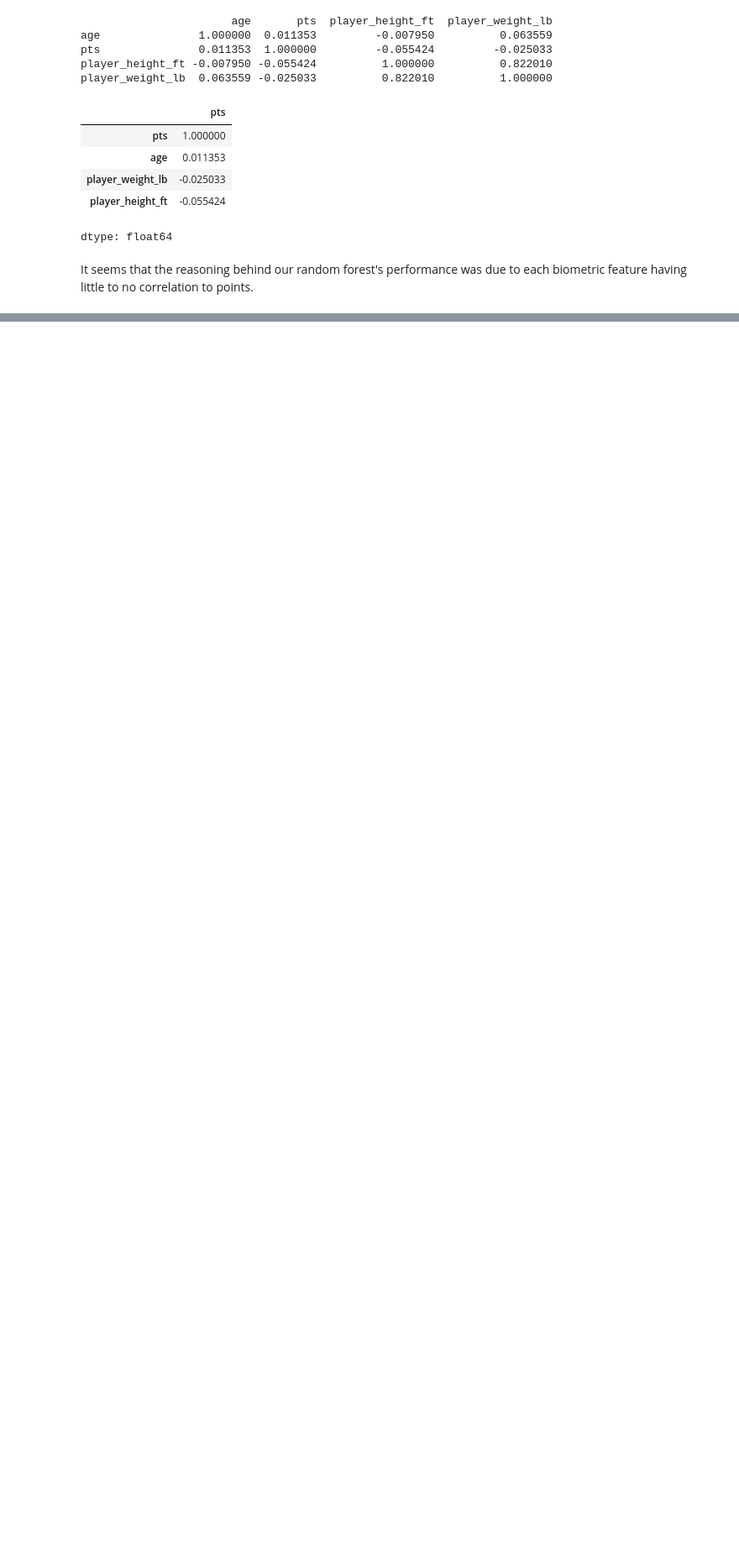
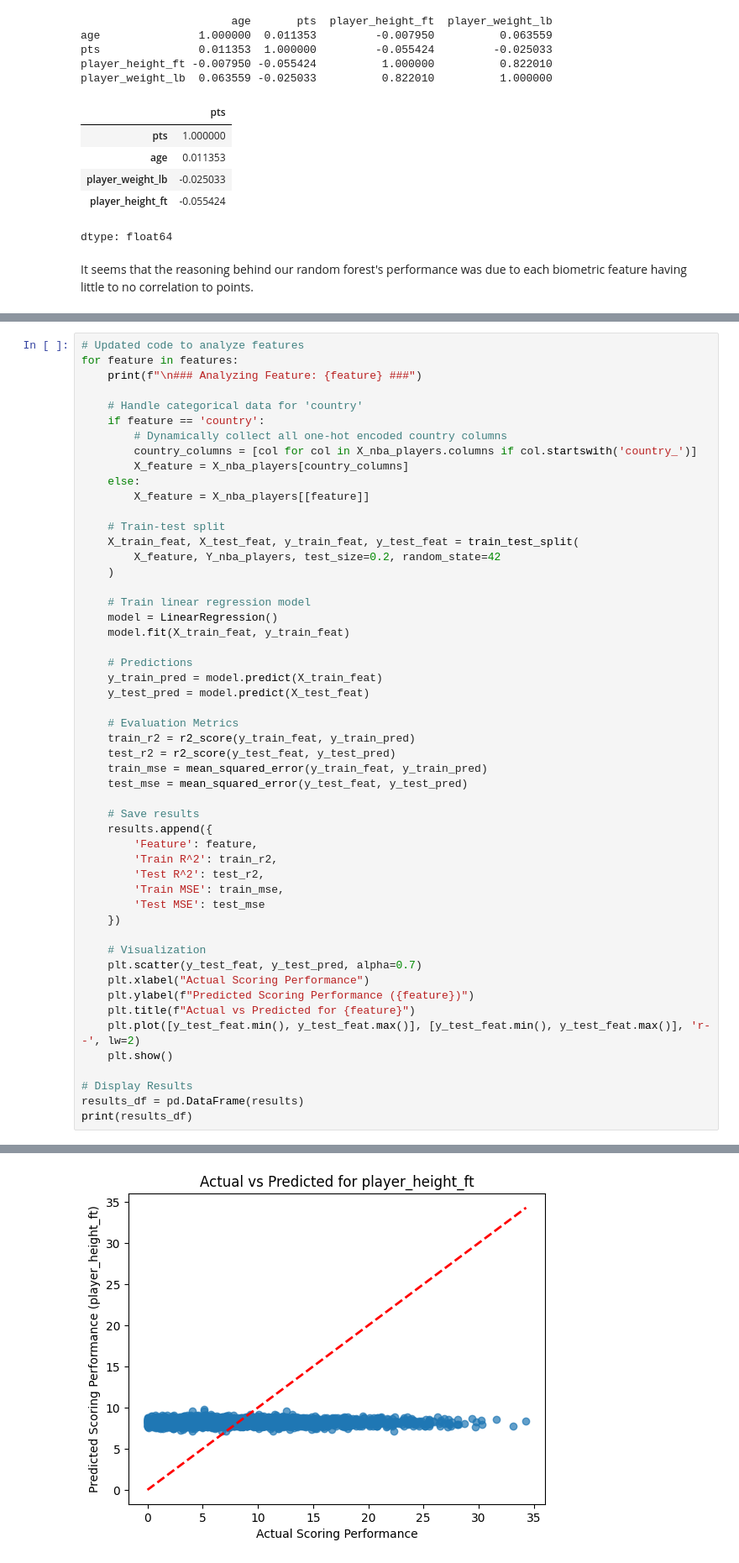
Before and after one commit to ezilin/CMSC320-Group-Proj, a Jupyter notebook: projectfn.ipynb, the cells around one changed output, grey strips where cells are left out. Shown at 84% size. Cells and saved outputs as stored; diff of their text form; blank space fills up the shorter version.

Commit message:
Use Linear Regression

```diff
--- a/projectfn.ipynb
+++ b/projectfn.ipynb
@@ -979,0 +1073,53 @@ It seems that the reasoning behind our random forest's performance was due to ea
+# %%
+# Updated code to analyze features
+for feature in features:
+    print(f"\n### Analyzing Feature: {feature} ###")
+
+    # Handle categorical data for 'country'
+    if feature == 'country':
+        # Dynamically collect all one-hot encoded country columns
+        country_columns = [col for col in X_nba_players.columns if col.startswith('country_')]
+        X_feature = X_nba_players[country_columns]
+    else:
+        X_feature = X_nba_players[[feature]]
+
+    # Train-test split
+    X_train_feat, X_test_feat, y_train_feat, y_test_feat = train_test_split(
+        X_feature, Y_nba_players, test_size=0.2, random_state=42
+    )
+
+    # Train linear regression model
+    model = LinearRegression()
+    model.fit(X_train_feat, y_train_feat)
+
+    # Predictions
+    y_train_pred = model.predict(X_train_feat)
+    y_test_pred = model.predict(X_test_feat)
+
+    # Evaluation Metrics
+    train_r2 = r2_score(y_train_feat, y_train_pred)
+    test_r2 = r2_score(y_test_feat, y_test_pred)
+    train_mse = mean_squared_error(y_train_feat, y_train_pred)
+    test_mse = mean_squared_error(y_test_feat, y_test_pred)
+
+    # Save results
+    results.append({
+        'Feature': feature,
+        'Train R^2': train_r2,
+        'Test R^2': test_r2,
+        'Train MSE': train_mse,
+        'Test MSE': test_mse
+    })
+
+    # Visualization
+    plt.scatter(y_test_feat, y_test_pred, alpha=0.7)
+    plt.xlabel("Actual Scoring Performance")
+    plt.ylabel(f"Predicted Scoring Performance ({feature})")
+    plt.title(f"Actual vs Predicted for {feature}")
+    plt.plot([y_test_feat.min(), y_test_feat.max()], [y_test_feat.min(), y_test_feat.max()], 'r--', lw=2)
+    plt.show()
+
+# Display Results
+results_df = pd.DataFrame(results)
+print(results_df)
+# %% [output]
@@ -979,0 +1127 @@ It seems that the reasoning behind our random forest's performance was due to ea
+[figure, added]
```
Also changed, not shown: parts of 19 cells of this notebook.
